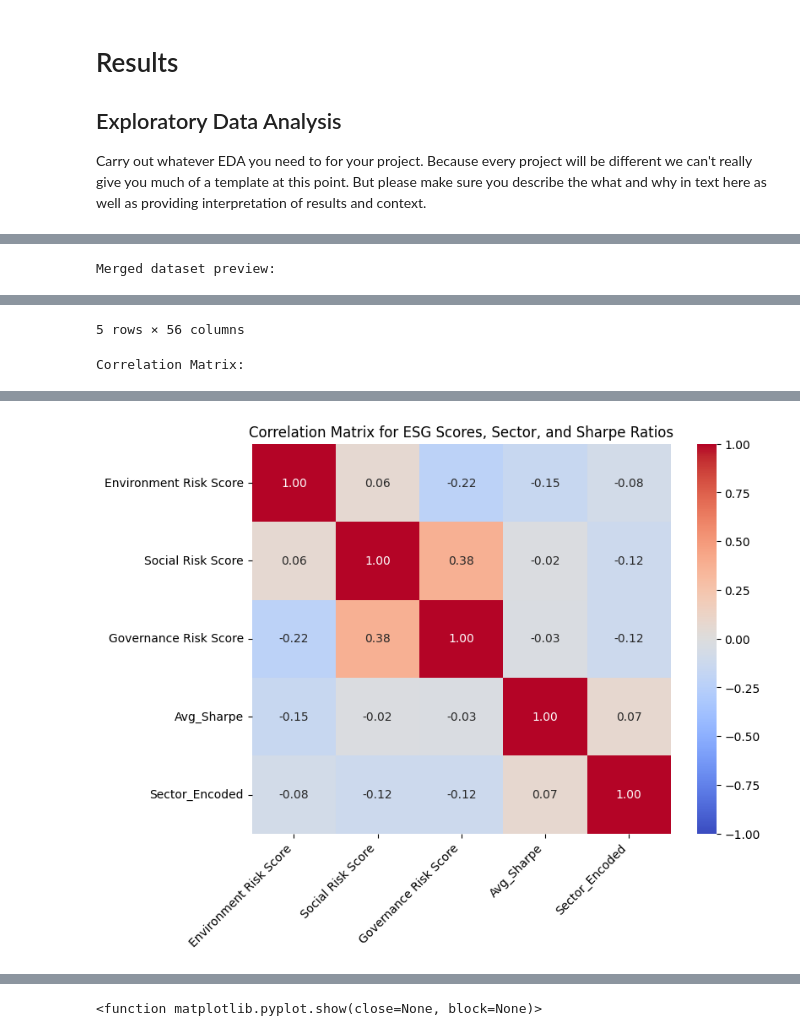
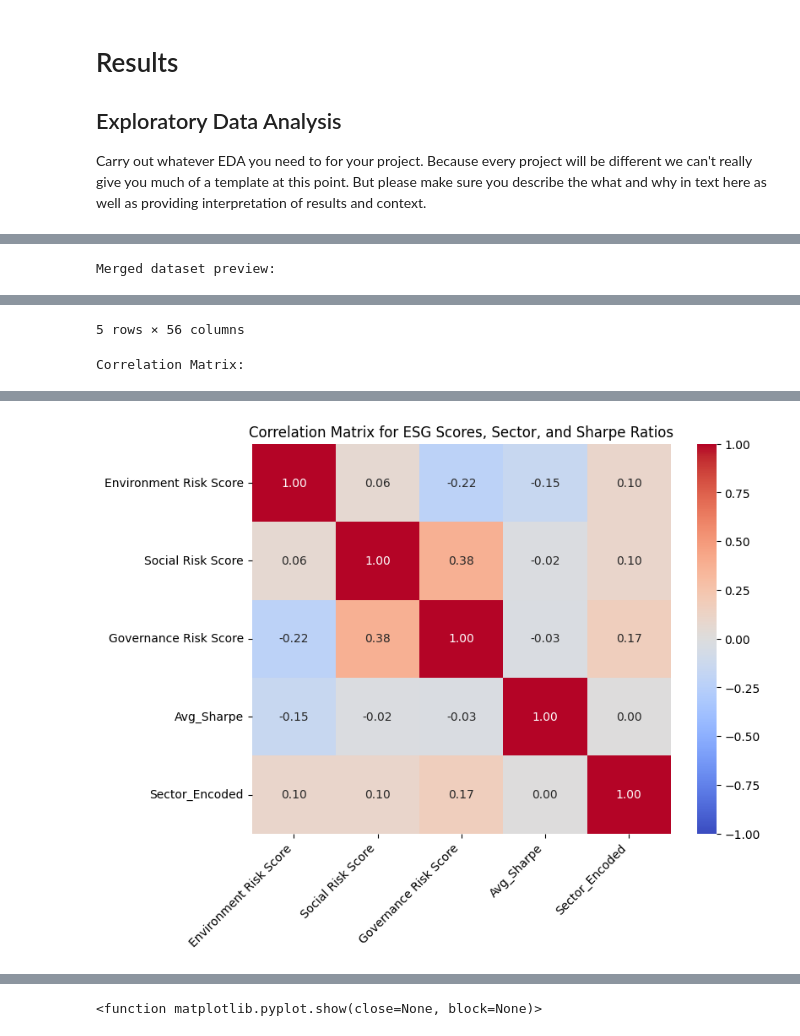
Before and after one commit to navanni/WI25_Portfolio, a Jupyter notebook: EDACheckpoint_Group145_WI25.ipynb, the cells around one changed output, grey strips where cells are left out. Saved outputs shown, nothing was run; the diff lists cells and outputs as text; code cells hidden in the pictures.

```diff
--- a/EDACheckpoint_Group145_WI25.ipynb
+++ b/EDACheckpoint_Group145_WI25.ipynb
@@ -329,9 +329,11 @@ display(merged_df.head())
 # 4. ENCODE SECTOR TO INCLUDE IT IN THE CORRELATION MATRIX
 
 if "Sector" in merged_df.columns:
-    le = LabelEncoder()
     merged_df["Sector"] = merged_df["Sector"].astype(str)
-    merged_df["Sector_Encoded"] = le.fit_transform(merged_df["Sector"])
+    sectors = merged_df["Sector"].unique()
+    sec_dict = {sec: i for i, sec in enumerate(sectors)}
+    reverse_sec_dict = {i: sec for sec, i in sec_dict.items()}
+    merged_df["Sector_Encoded"] = merged_df["Sector"].map(sec_dict)
 else:
     print("No 'Sector' column found to encode.")
 
@@ -391 +393 @@ Correlation Matrix:
-[figure, old version]
+[figure, new version]
```
Also changed, not shown: parts of 21 cells of this notebook.
